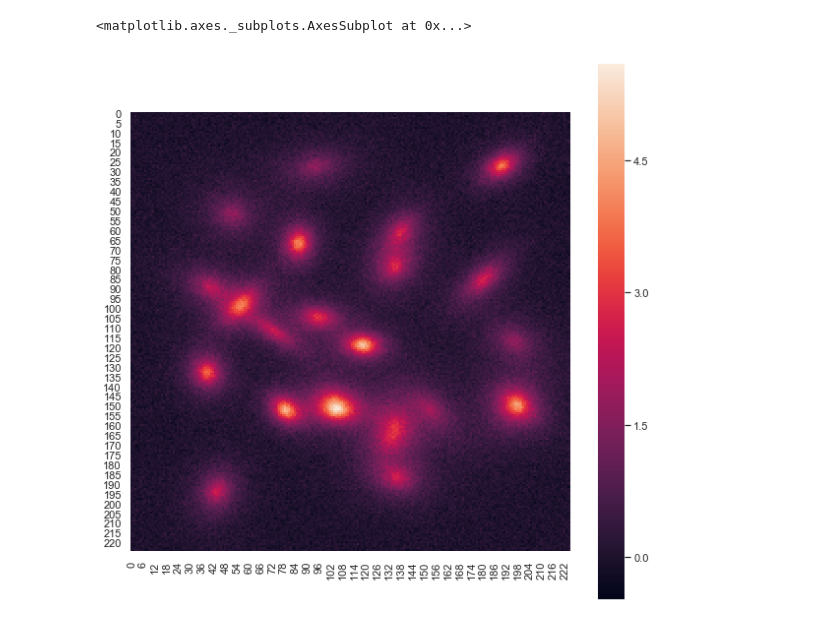
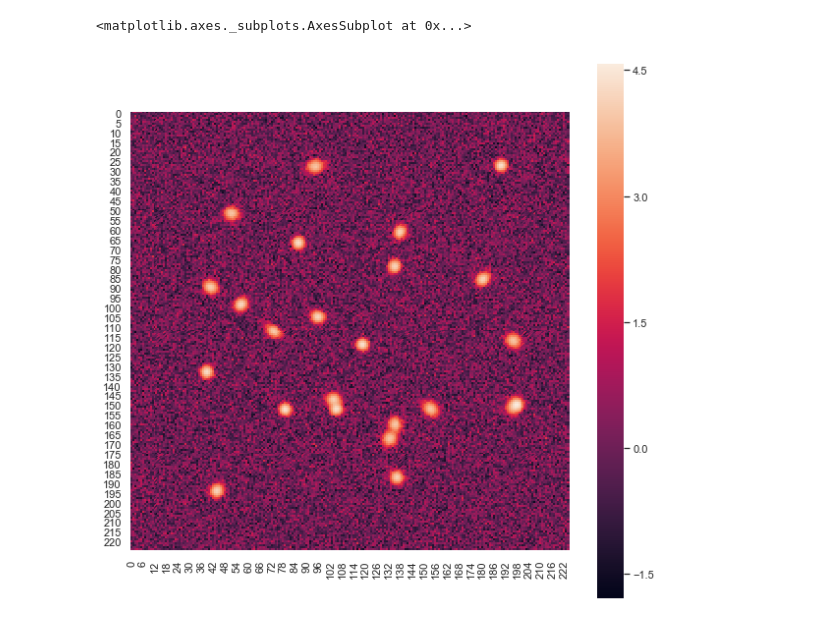
Before and after one commit to beckermr/metadetect-sims, a Jupyter notebook: plots_and_notebooks/plot_sim.ipynb, the cells around one changed output. Cells and saved outputs as stored; diff of their text form; code cells hidden in the pictures.

```diff
--- a/plots_and_notebooks/plot_sim.ipynb
+++ b/plots_and_notebooks/plot_sim.ipynb
@@ -17,10 +17,10 @@ mbobs = Sim(
     g1=0.02,
     gal_type='exp',
     psf_type='gauss',
-    n_coadd=1000).get_mbobs()
+    n_coadd=30).get_mbobs()
 # %%
 plt.figure(figsize=(10, 10))
-sns.heatmap(mbobs[0][0].image, square=True)
+sns.heatmap(np.arcsinh(mbobs[0][0].image), square=True)
 # %% [output]
 <matplotlib.axes._subplots.AxesSubplot at 0x...>
-[figure, old version]
+[figure, new version]
```
Also changed, not shown: 1 other file.
